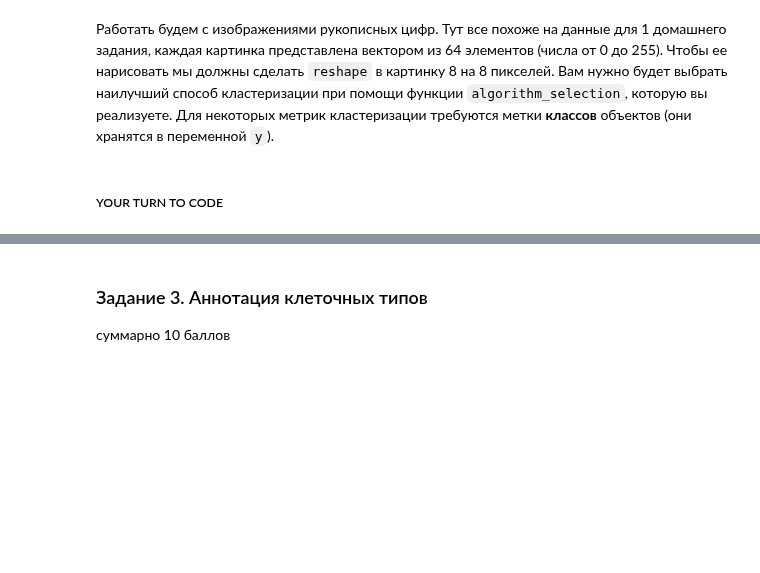
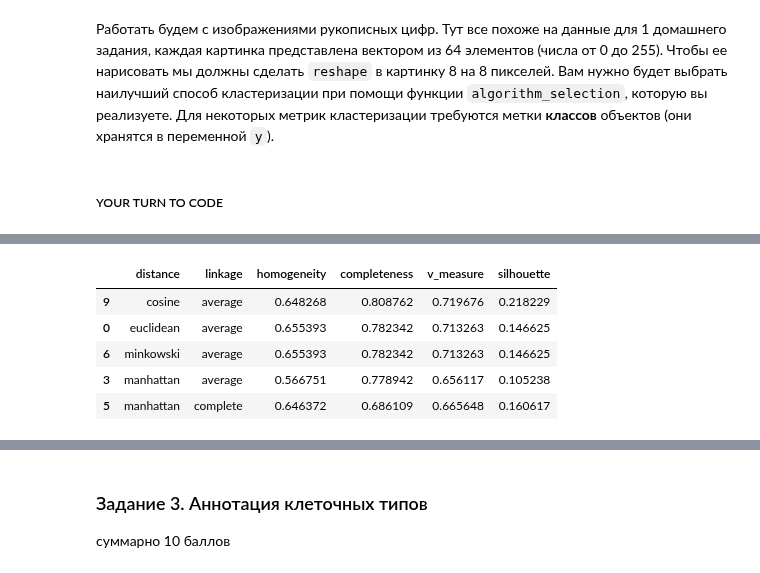
Before and after one commit to ArtemVaska/BI-ML-2024, a Jupyter notebook: lecture_3_unsupervised_learning/homework/code/Cluster_tSNE.ipynb, the cells around one changed output, grey strips where cells are left out. Cells and saved outputs as stored; diff of their text form; code cells hidden in the pictures; blank space fills up the shorter version.

```diff
--- a/lecture_3_unsupervised_learning/homework/code/Cluster_tSNE.ipynb
+++ b/lecture_3_unsupervised_learning/homework/code/Cluster_tSNE.ipynb
@@ -256,0 +301,9 @@ def algorithm_selection(X, distances, algorithms, metrics):
+# %%
+compare_dataframe.sort_values(by="completeness", ascending=False, inplace=False).head()
+# %% [output]
+|  | distance | linkage | homogeneity | completeness | v_measure | silhouette |
+| 9 | cosine | average | 0.648268 | 0.808762 | 0.719676 | 0.218229 |
+| 0 | euclidean | average | 0.655393 | 0.782342 | 0.713263 | 0.146625 |
+| 6 | minkowski | average | 0.655393 | 0.782342 | 0.713263 | 0.146625 |
+| 3 | manhattan | average | 0.566751 | 0.778942 | 0.656117 | 0.105238 |
+| 5 | manhattan | complete | 0.646372 | 0.686109 | 0.665648 | 0.160617 |
```
Also changed, not shown: parts of 10 cells of this notebook.
